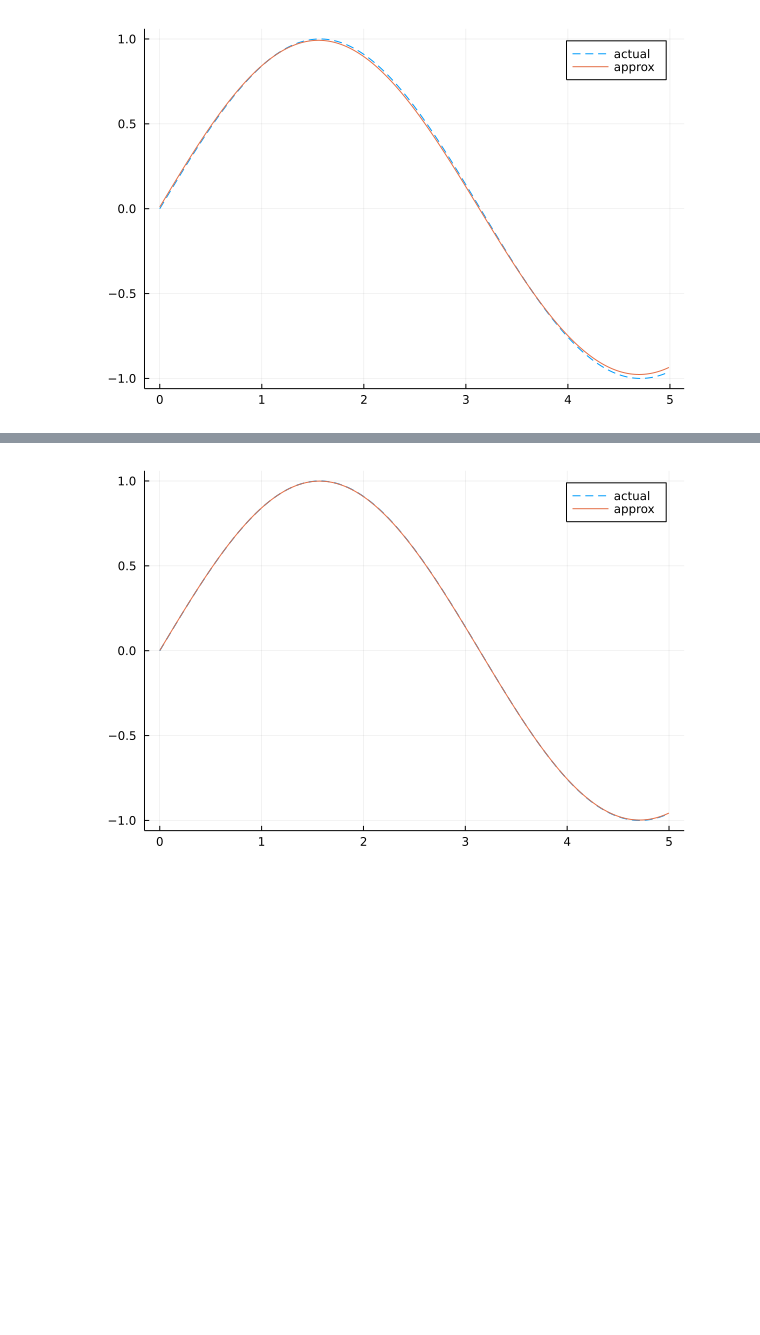
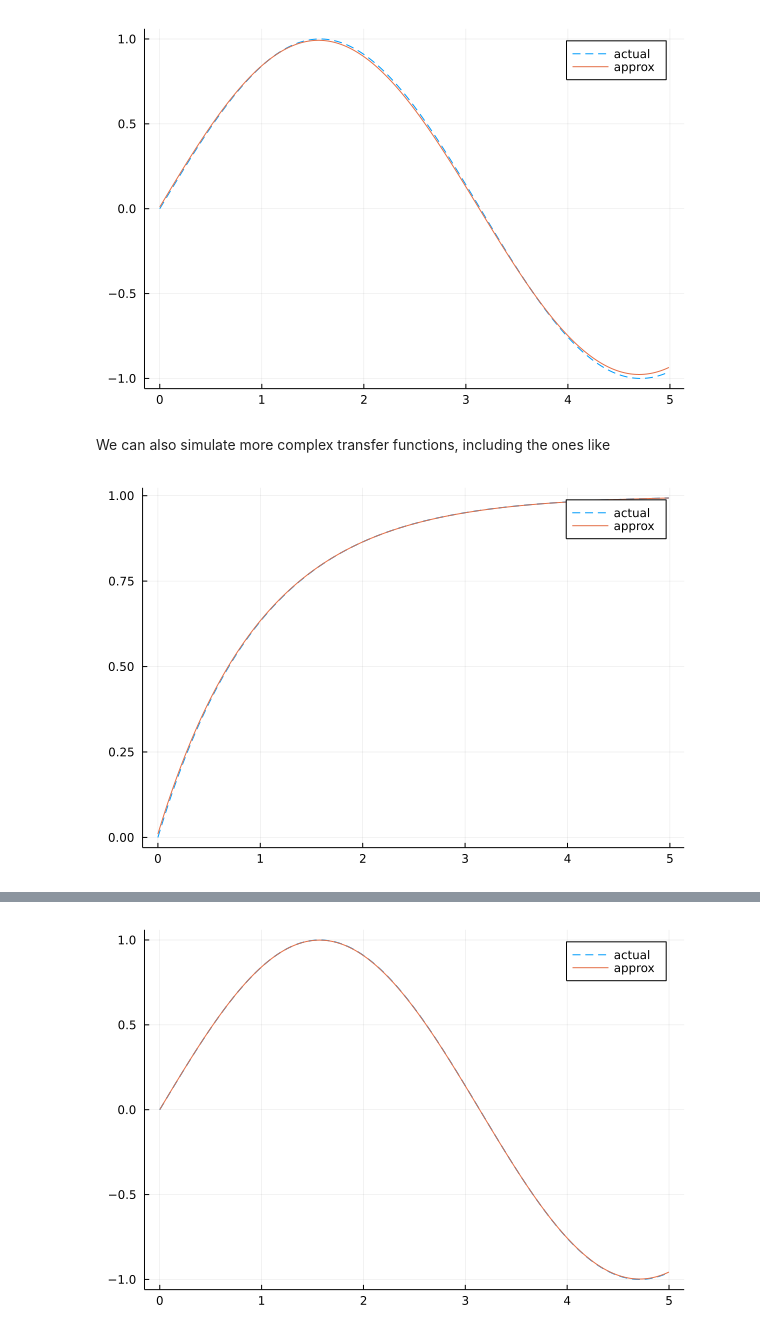
Before and after one commit to rapaja/Rome.jl, a Jupyter notebook: demos/Rational Linear Systems Demo.ipynb, the cells around one changed output, grey strips where cells are left out. Cells and saved outputs as stored; diff of their text form; code cells hidden in the pictures; blank space fills up the shorter version.

```diff
--- a/demos/Rational Linear Systems Demo.ipynb
+++ b/demos/Rational Linear Systems Demo.ipynb
@@ -60,3 +62,11 @@ plot(t, sin.(t), line=:dash, label="actual")
 plot!(t, invlaplace(G3, N, Δt), label="approx")
 # %% [output]
 [figure]
+# %% [markdown]
+We can also simulate more complex transfer functions, including the ones like
+# %%
+G4 = 1/s/(s+1)
+plot(t, 1 .- exp.(-t), line=:dash, label="actual")
+plot!(t, invlaplace(G4, N, Δt), label="approx")
+# %% [output]
+[figure, added]
```
Also changed, not shown: parts of 5 cells of this notebook.
